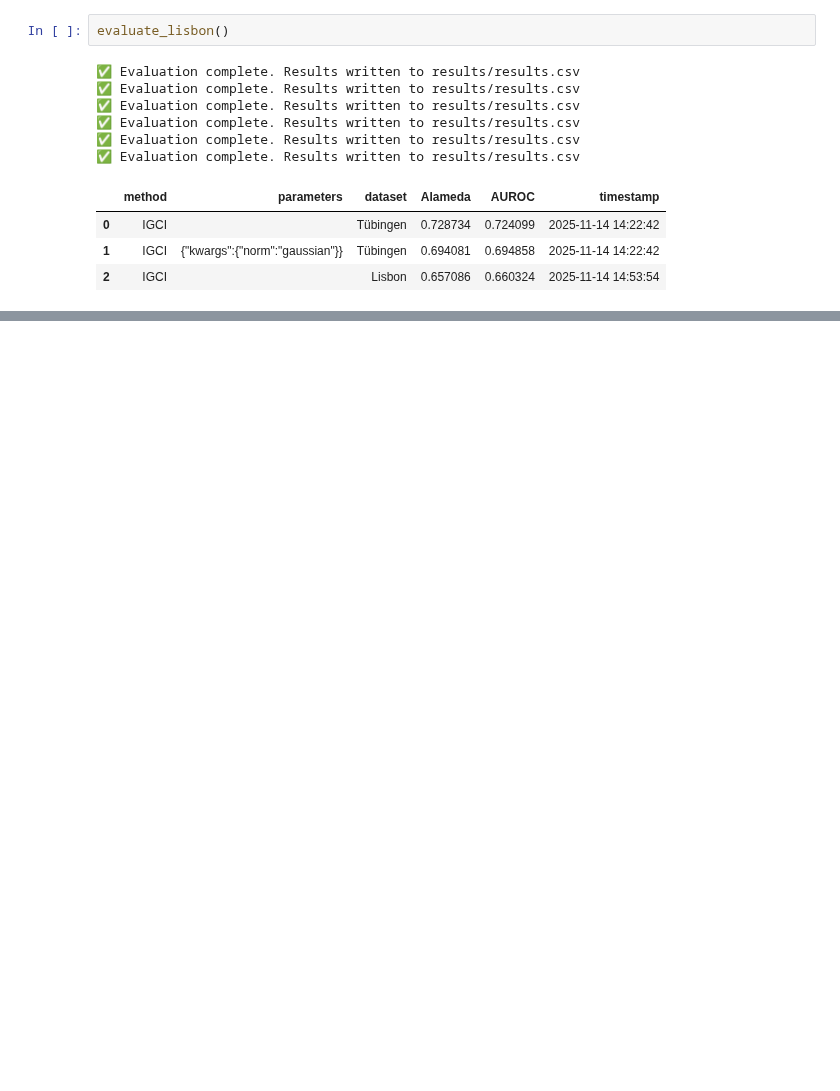
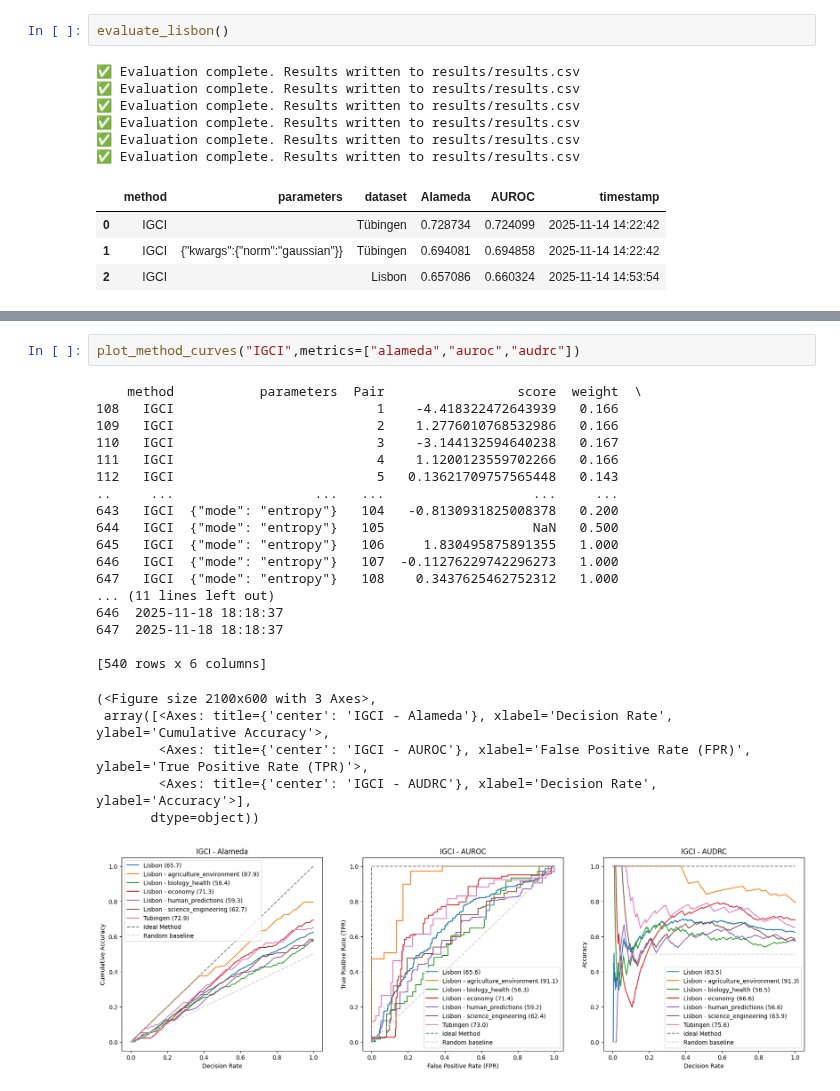
Before and after one commit to tiagobrogueira/Causal-Discovery-In-Exchangeable-Data, a Jupyter notebook: bicausal/evaluate.ipynb, the cells around one changed output, grey strips where cells are left out. Cells and saved outputs as stored; diff of their text form; blank space fills up the shorter version.

```diff
--- a/bicausal/evaluate.ipynb
+++ b/bicausal/evaluate.ipynb
@@ -22,0 +60,26 @@ evaluate_lisbon()
+# %%
+plot_method_curves("IGCI",metrics=["alameda","auroc","audrc"])
+# %% [output]
+    method           parameters  Pair                 score  weight  \
+108   IGCI                          1    -4.418322472643939   0.166
+109   IGCI                          2    1.2776010768532986   0.166
+110   IGCI                          3    -3.144132594640238   0.167
+111   IGCI                          4    1.1200123559702266   0.166
+112   IGCI                          5   0.13621709757565448   0.143
+..     ...                  ...   ...                   ...     ...
+643   IGCI  {"mode": "entropy"}   104   -0.8130931825008378   0.200
+644   IGCI  {"mode": "entropy"}   105                   NaN   0.500
+645   IGCI  {"mode": "entropy"}   106     1.830495875891355   1.000
+646   IGCI  {"mode": "entropy"}   107  -0.11276229742296273   1.000
+647   IGCI  {"mode": "entropy"}   108    0.3437625462752312   1.000
+... (11 lines left out)
+646  2025-11-18 18:18:37
+647  2025-11-18 18:18:37
+
+[540 rows x 6 columns]
+(<Figure size 2100x600 with 3 Axes>,
+ array([<Axes: title={'center': 'IGCI - Alameda'}, xlabel='Decision Rate', ylabel='Cumulative Accuracy'>,
+        <Axes: title={'center': 'IGCI - AUROC'}, xlabel='False Positive Rate (FPR)', ylabel='True Positive Rate (TPR)'>,
+        <Axes: title={'center': 'IGCI - AUDRC'}, xlabel='Decision Rate', ylabel='Accuracy'>],
+       dtype=object))
+[figure, added]
```
Also changed, not shown: parts of 4 cells of this notebook, 21 other files.
